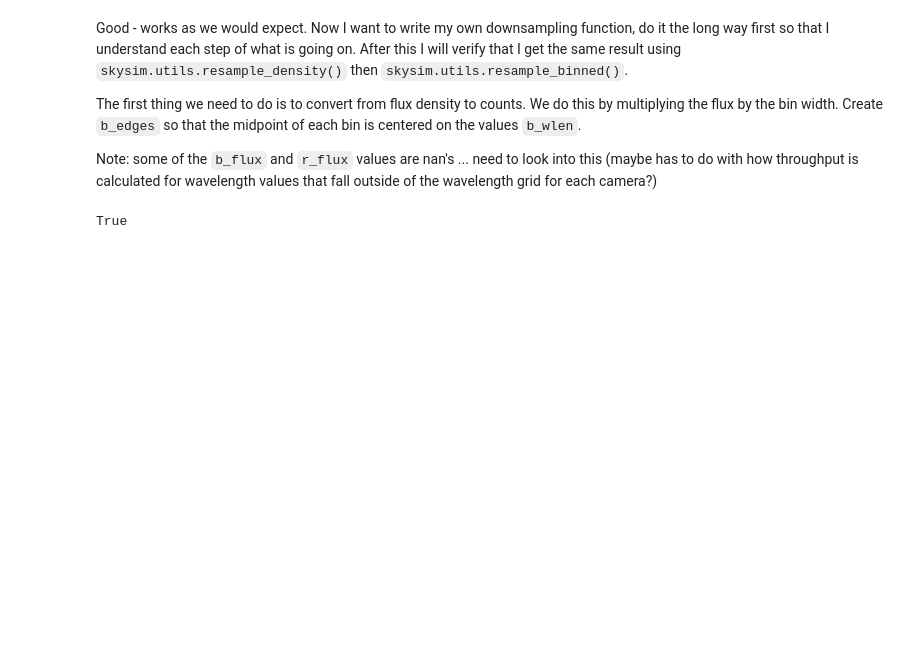
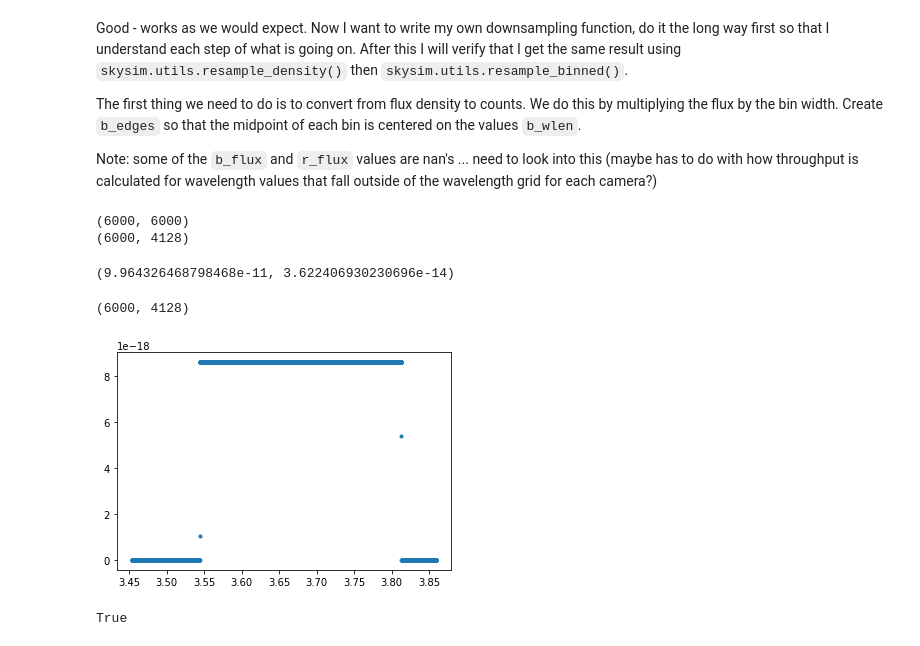
Before and after one commit to belaa/specsim-for-eboss, a Jupyter notebook: downsample_to_eBOSS_grid.ipynb, the cells around one changed output. Saved outputs shown, nothing was run; the diff lists cells and outputs as text; code cells hidden in the pictures; blank space fills up the shorter version.

```diff
--- a/downsample_to_eBOSS_grid.ipynb
+++ b/downsample_to_eBOSS_grid.ipynb
@@ -355,3 +336,37 @@ Good - works as we would expect. Now I want to write my own downsampling functio
 The first thing we need to do is to convert from flux density to counts. We do this by multiplying the flux by the bin width. Create `b_edges` so that the midpoint of each bin is centered on the values `b_wlen`.
 
 Note: some of the `b_flux` and `r_flux` values are nan's ... need to look into this (maybe has to do with how throughput is calculated for wavelength values that fall outside of the wavelength grid for each camera?)
+# %%
+def centers_to_edges(centers, kind='cubic'):
+    """Calculate bin edges from bin centers.
+    Edges are calculated with interpolation (or extrapolation on the edges)
+    from integer to half-integer indices.
+    Parameters
+    ----------
+    centers : array
+        1D array of N increasing center values with at least 2 values.
+    kind : str or int
+        Passed to :func:`scipy.interpolate.interp1d`. When N < 4,
+        'linear' is always used.
+    Returns
+    -------
+    array
+        1D array of N+1 increasing bin edge values.
+    """
+    centers = np.asarray(centers)
+    if len(centers.shape) != 1:
+        raise ValueError('Expected 1D array of centers.')
+    if len(centers) < 2:
+        raise ValueError('Need at least 2 centers.')
+    elif len(centers) < 4:
+        kind = 'linear'
+    if not np.all(np.diff(centers) > 0):
+        raise ValueError('Expected increasing center values.')
+
+    center_idx = np.arange(len(centers))
+    interpolator = scipy.interpolate.interp1d(
+        center_idx, centers, fill_value='extrapolate', copy=False,
+        assume_sorted=True, kind=kind)
+
+    edge_idx = np.arange(len(centers) + 1.) - 0.5
+    return interpolator(edge_idx)
@@ -358,3 +424,26 @@ Note: some of the `b_flux` and `r_flux` values are nan's ... need to look into t
+# %%
+flux_density_in = b_flux
+x_in = b_wlen
+x_out = 10 ** eboss_wlen
+# %%
+output = resample_density(x_out, x_in, flux_density_in, axis=-1, zero_pad=True)
+# %% [output]
+(6000, 6000)
+(6000, 4128)
+# %%
+np.sum(output), np.sum(b_flux)
+# %% [output]
+(9.964326468798468e-11, 3.622406930230696e-14)
+# %%
+# Why does the output have shape (6000,4128)
+output.shape
+# %% [output]
+(6000, 4128)
+# %%
+plt.plot(eboss_wlen, output[1000,:], '.')
+plt.show()
+# %% [output]
+[figure, added]
 # %%
 ## Bin width
 b_diff = np.diff(b_wlen)
```
Also changed, not shown: parts of 11 cells of this notebook.
